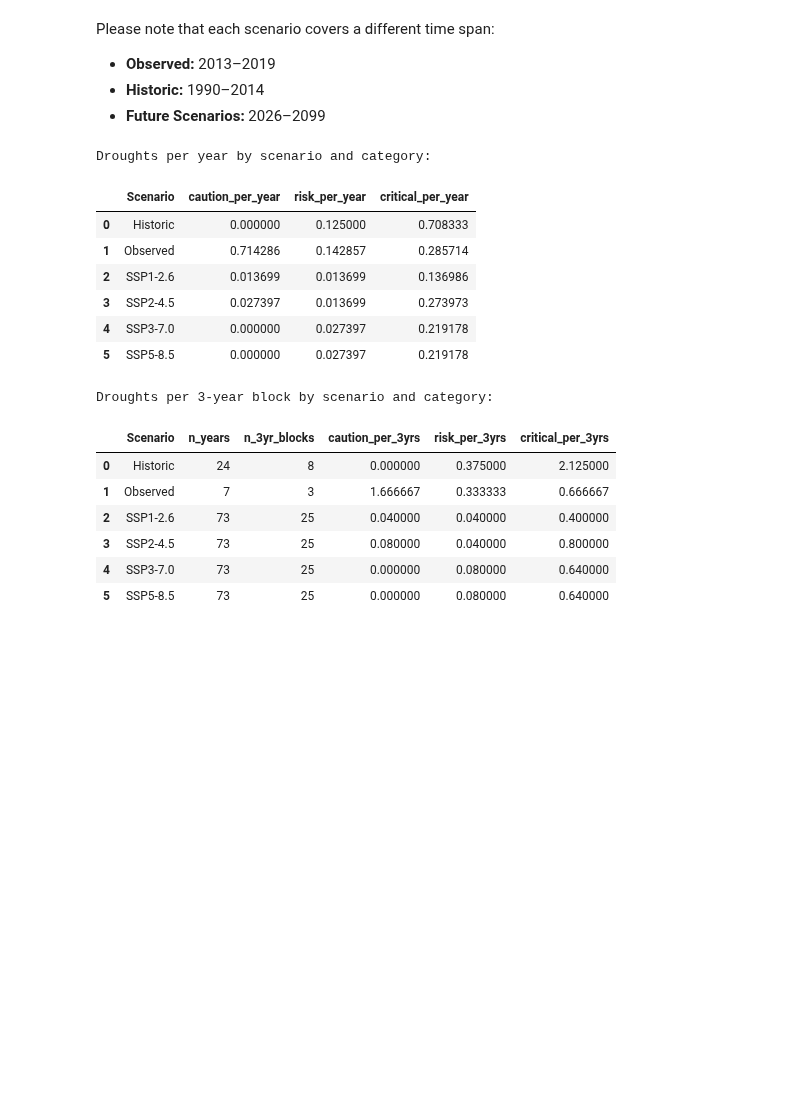
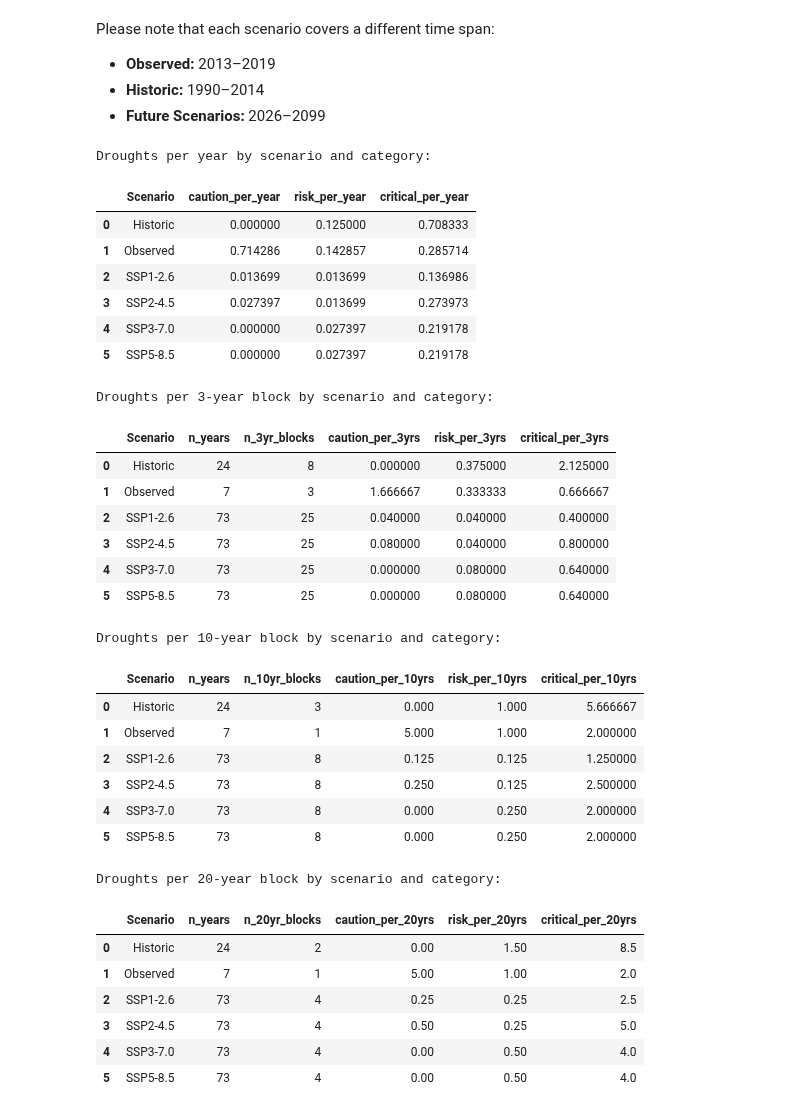
Before and after one commit to eWaterCycle/projects, a Jupyter notebook: book/thesis_projects/BSc/2025_Q4_ElkeSchokking_CEG/work in progress/Drought analysis-Final.ipynb, the cells around one changed output. Saved outputs shown, nothing was run; the diff lists cells and outputs as text; code cells hidden in the pictures; blank space fills up the shorter version.

```diff
--- a/book/thesis_projects/BSc/2025_Q4_ElkeSchokking_CEG/work in progress/Drought analysis-Final.ipynb
+++ b/book/thesis_projects/BSc/2025_Q4_ElkeSchokking_CEG/work in progress/Drought analysis-Final.ipynb
@@ -256,0 +237,17 @@ for cat in ["caution", "risk", "critical"]:
+# %%
+#Compute time spans (years and n-year blocks)
+years_info = {}
+for name, series in scenarios.items():
+    idx = getattr(series, "index", pd.DatetimeIndex(series))
+    total_years = idx.max().year - idx.min().year + 1
+    years_info[name] = total_years
+
+years_df = (
+    pd.Series(years_info, name="n_years")
+      .to_frame()
+      .reset_index()
+      .rename(columns={"index": "Scenario"})
+)
+years_df["n_3yr_blocks"] = np.ceil(years_df["n_years"] / 3).astype(int)
+years_df["n_10yr_blocks"] = np.ceil(years_df["n_years"] / 10).astype(int)
+years_df["n_20yr_blocks"] = np.ceil(years_df["n_years"] / 20).astype(int)
@@ -257,30 +262,58 @@ for cat in ["caution", "risk", "critical"]:
 # %%
 #Display summary tables
 print("\nDroughts per year by scenario and category:\n")
 display(summary[["Scenario", "caution_per_year", "risk_per_year", "critical_per_year"]])
 
 print("\nDroughts per 3-year block by scenario and category:\n")
 display(summary[[
     "Scenario", "n_years", "n_3yr_blocks",
     "caution_per_3yrs", "risk_per_3yrs", "critical_per_3yrs"
 ]])
+
+print("\nDroughts per 10-year block by scenario and category:\n")
+display(summary[[
+    "Scenario", "n_years", "n_10yr_blocks",
+    "caution_per_10yrs", "risk_per_10yrs", "critical_per_10yrs"
+]])
+
+print("\nDroughts per 20-year block by scenario and category:\n")
+display(summary[[
+    "Scenario", "n_years", "n_20yr_blocks",
+    "caution_per_20yrs", "risk_per_20yrs", "critical_per_20yrs"
+]])
 # %% [output]
 Droughts per year by scenario and category:
 |  | Scenario | caution_per_year | risk_per_year | critical_per_year |
 | 0 | Historic | 0.000000 | 0.125000 | 0.708333 |
 | 1 | Observed | 0.714286 | 0.142857 | 0.285714 |
 | 2 | SSP1-2.6 | 0.013699 | 0.013699 | 0.136986 |
 | 3 | SSP2-4.5 | 0.027397 | 0.013699 | 0.273973 |
 | 4 | SSP3-7.0 | 0.000000 | 0.027397 | 0.219178 |
 | 5 | SSP5-8.5 | 0.000000 | 0.027397 | 0.219178 |
 Droughts per 3-year block by scenario and category:
 |  | Scenario | n_years | n_3yr_blocks | caution_per_3yrs | risk_per_3yrs | critical_per_3yrs |
 | 0 | Historic | 24 | 8 | 0.000000 | 0.375000 | 2.125000 |
 | 1 | Observed | 7 | 3 | 1.666667 | 0.333333 | 0.666667 |
 | 2 | SSP1-2.6 | 73 | 25 | 0.040000 | 0.040000 | 0.400000 |
 | 3 | SSP2-4.5 | 73 | 25 | 0.080000 | 0.040000 | 0.800000 |
 | 4 | SSP3-7.0 | 73 | 25 | 0.000000 | 0.080000 | 0.640000 |
 | 5 | SSP5-8.5 | 73 | 25 | 0.000000 | 0.080000 | 0.640000 |
+Droughts per 10-year block by scenario and category:
+|  | Scenario | n_years | n_10yr_blocks | caution_per_10yrs | risk_per_10yrs | critical_per_10yrs |
+| 0 | Historic | 24 | 3 | 0.000 | 1.000 | 5.666667 |
+| 1 | Observed | 7 | 1 | 5.000 | 1.000 | 2.000000 |
+| 2 | SSP1-2.6 | 73 | 8 | 0.125 | 0.125 | 1.250000 |
+| 3 | SSP2-4.5 | 73 | 8 | 0.250 | 0.125 | 2.500000 |
+| 4 | SSP3-7.0 | 73 | 8 | 0.000 | 0.250 | 2.000000 |
+| 5 | SSP5-8.5 | 73 | 8 | 0.000 | 0.250 | 2.000000 |
+Droughts per 20-year block by scenario and category:
+|  | Scenario | n_years | n_20yr_blocks | caution_per_20yrs | risk_per_20yrs | critical_per_20yrs |
+| 0 | Historic | 24 | 2 | 0.00 | 1.50 | 8.5 |
+| 1 | Observed | 7 | 1 | 5.00 | 1.00 | 2.0 |
+| 2 | SSP1-2.6 | 73 | 4 | 0.25 | 0.25 | 2.5 |
+| 3 | SSP2-4.5 | 73 | 4 | 0.50 | 0.25 | 5.0 |
+| 4 | SSP3-7.0 | 73 | 4 | 0.00 | 0.50 | 4.0 |
+| 5 | SSP5-8.5 | 73 | 4 | 0.00 | 0.50 | 4.0 |
 # %%
 #Plot
 plot_configs = [
```
Also changed, not shown: parts of 5 cells of this notebook.
